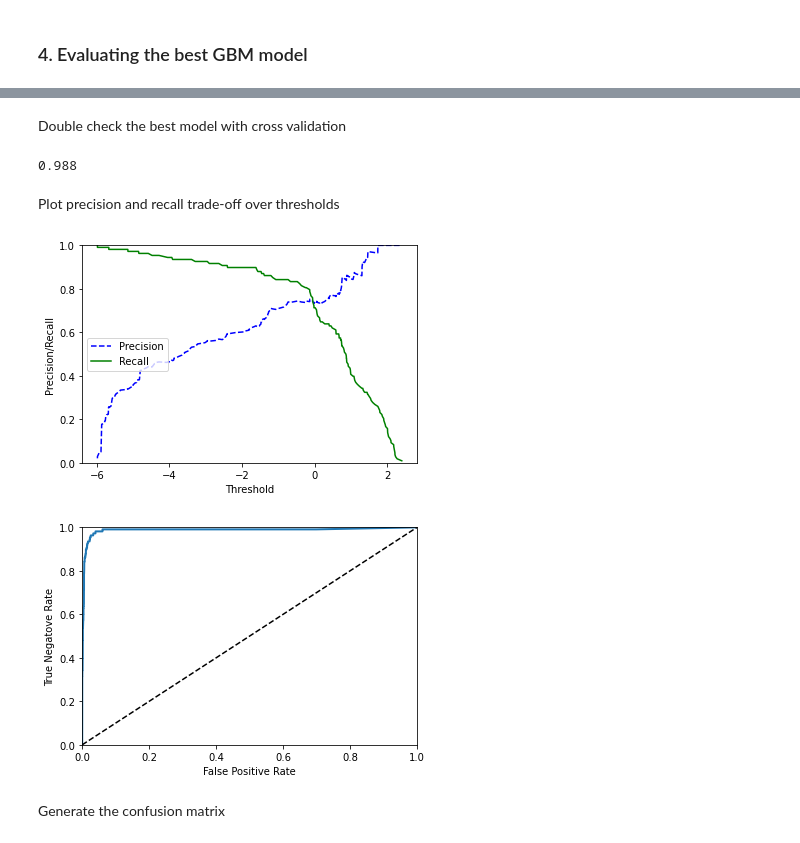
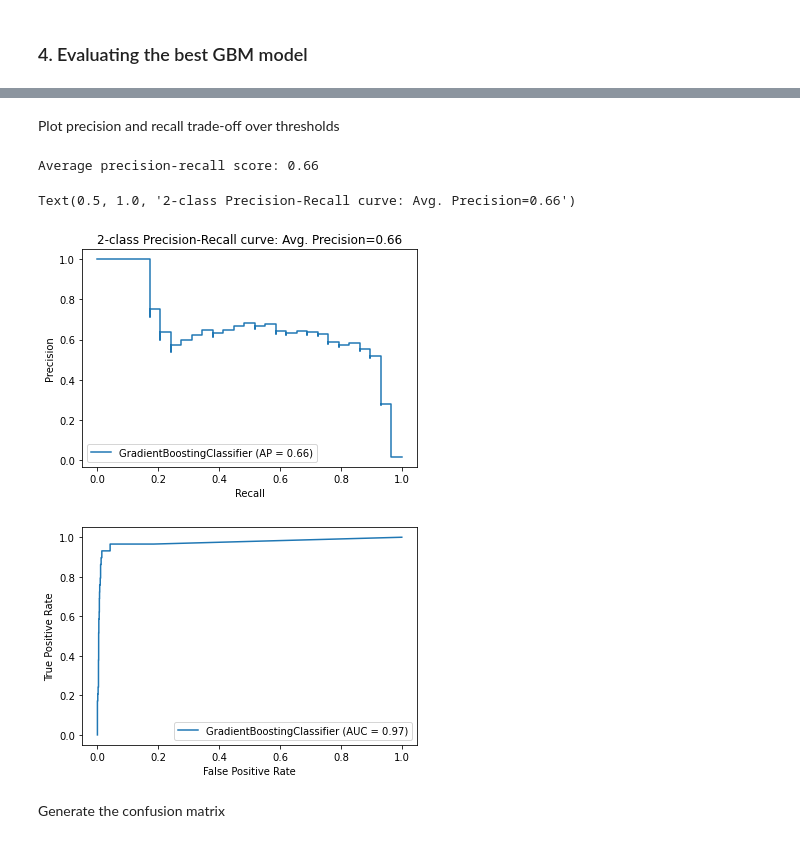
Before and after one commit to allaccountstaken/automl_v_hyperdrive, a Jupyter notebook: benchmark_model.ipynb, the cells around one changed output, grey strips where cells are left out. Cells and saved outputs as stored; diff of their text form; code cells hidden in the pictures.

Commit message:
fixes to precision and ROC plots

```diff
--- a/benchmark_model.ipynb
+++ b/benchmark_model.ipynb
@@ -23,7 +22,7 @@ from IPython.display import Image
 # %% [markdown]
 ### 1. Preprocessing
 # %%
-file_path = Path("data/camel_data_after2010Q3.csv")
+file_path = "data/camel_data_after2010Q3.csv"
 banks_df = pd.read_csv(file_path, index_col=0)
 # %% [markdown]
 Check if there are any missing values and drop `null`
@@ -143,30 +111,34 @@ pd.DataFrame({"Prediction": predictions, "Actual": y_test.ravel()}).head(5)
 | 2 | 0 | 0 |
 | 3 | 0 | 0 |
 | 4 | 0 | 0 |
-# %% [markdown]
-Double check the best model with cross validation
-# %%
-scores = cross_val_score(clf_best, X, y.ravel(), cv=10)
-np.round(scores.mean(), 3)
-# %% [output]
-0.988
 # %% [markdown]
 Plot precision and recall trade-off over thresholds
-# %%
-y_scores = cross_val_predict(clf_best, X_train_scaled, y_train.ravel(), cv=3, method='decision_function')
-precisions, recalls, thresholds = precision_recall_curve(y_train, y_scores)
-
-plot_precision_recall(precisions, recalls, thresholds)
-plt.show()
-# %% [output]
-[figure, removed]
-# %%
-fpr, tpr, thresholds = roc_curve(y_train, y_scores)
-
-plot_roc_curve(fpr, tpr)
-plt.show()
-# %% [output]
-[figure, removed]
+# %%
+y_score = clf_best.decision_function(X_test_scaled)
+
+from sklearn.metrics import average_precision_score
+average_precision = average_precision_score(y_test, y_score)
+
+print('Average precision-recall score: {0:0.2f}'.format(
+      average_precision))
+
+from sklearn.metrics import plot_precision_recall_curve
+import matplotlib.pyplot as plt
+
+disp = plot_precision_recall_curve(clf_best, X_test_scaled, y_test)
+disp.ax_.set_title('2-class Precision-Recall curve: '
+                   'Avg. Precision={0:0.2f}'.format(average_precision))
+# %% [output]
+Average precision-recall score: 0.66
+Text(0.5, 1.0, '2-class Precision-Recall curve: Avg. Precision=0.66')
+[figure, added]
+# %%
+from sklearn.metrics import plot_roc_curve
+clf_best_disp = plot_roc_curve(clf_best, X_test_scaled, y_test)
+clf_best_disp.plot(ax=ax, alpha=0.8)
+plt.show()
+# %% [output]
+[figure, added]
 # %% [markdown]
 Generate the confusion matrix
 # %%
```
Also changed, not shown: parts of 4 cells of this notebook.
